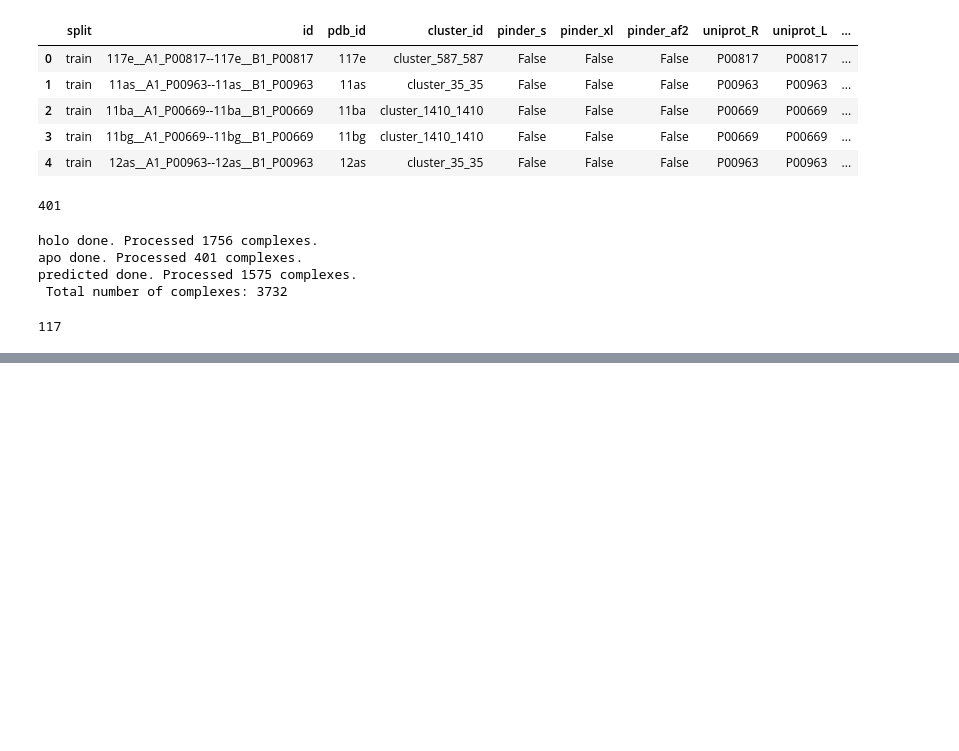
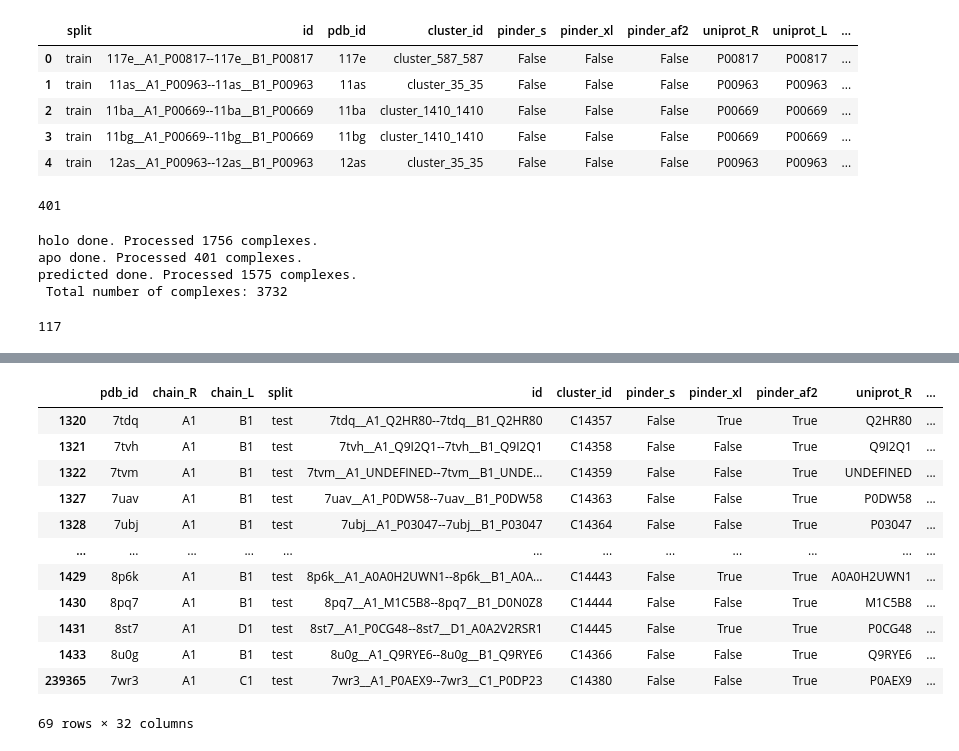
Before and after one commit to tomasgeffnerVAI/GeoDock, a Jupyter notebook: geodock/pinder_data.ipynb, the cells around one changed output, grey strips where cells are left out. Saved outputs shown, nothing was run; the diff lists cells and outputs as text; code cells hidden in the pictures; blank space fills up the shorter version.

```diff
--- a/geodock/pinder_data.ipynb
+++ b/geodock/pinder_data.ipynb
@@ -137,0 +335,16 @@ len(df[(df['pinder_s'])])
+# %%
+df_orig[(df_orig['pinder_af2'])]
+# %% [output]
+|  | pdb_id | chain_R | chain_L | split | id | cluster_id | pinder_s | pinder_xl | pinder_af2 | uniprot_R | ... |
+| 1320 | 7tdq | A1 | B1 | test | 7tdq__A1_Q2HR80--7tdq__B1_Q2HR80 | C14357 | False | True | True | Q2HR80 | ... |
+| 1321 | 7tvh | A1 | B1 | test | 7tvh__A1_Q9I2Q1--7tvh__B1_Q9I2Q1 | C14358 | False | False | True | Q9I2Q1 | ... |
+| 1322 | 7tvm | A1 | B1 | test | 7tvm__A1_UNDEFINED--7tvm__B1_UNDE... | C14359 | False | False | True | UNDEFINED | ... |
+| 1327 | 7uav | A1 | B1 | test | 7uav__A1_P0DW58--7uav__B1_P0DW58 | C14363 | False | False | True | P0DW58 | ... |
+| 1328 | 7ubj | A1 | B1 | test | 7ubj__A1_P03047--7ubj__B1_P03047 | C14364 | False | False | True | P03047 | ... |
+| ... | ... | ... | ... | ... | ... | ... | ... | ... | ... | ... | ... |
+| 1429 | 8p6k | A1 | B1 | test | 8p6k__A1_A0A0H2UWN1--8p6k__B1_A0A... | C14443 | False | True | True | A0A0H2UWN1 | ... |
+| 1430 | 8pq7 | A1 | B1 | test | 8pq7__A1_M1C5B8--8pq7__B1_D0N0Z8 | C14444 | False | False | True | M1C5B8 | ... |
+| 1431 | 8st7 | A1 | D1 | test | 8st7__A1_P0CG48--8st7__D1_A0A2V2RSR1 | C14445 | False | True | True | P0CG48 | ... |
+| 1433 | 8u0g | A1 | B1 | test | 8u0g__A1_Q9RYE6--8u0g__B1_Q9RYE6 | C14366 | False | False | True | Q9RYE6 | ... |
+| 239365 | 7wr3 | A1 | C1 | test | 7wr3__A1_P0AEX9--7wr3__C1_P0DP23 | C14380 | False | False | True | P0AEX9 | ... |
+69 rows × 32 columns
```
Also changed, not shown: parts of 13 cells of this notebook, 4 other files.
